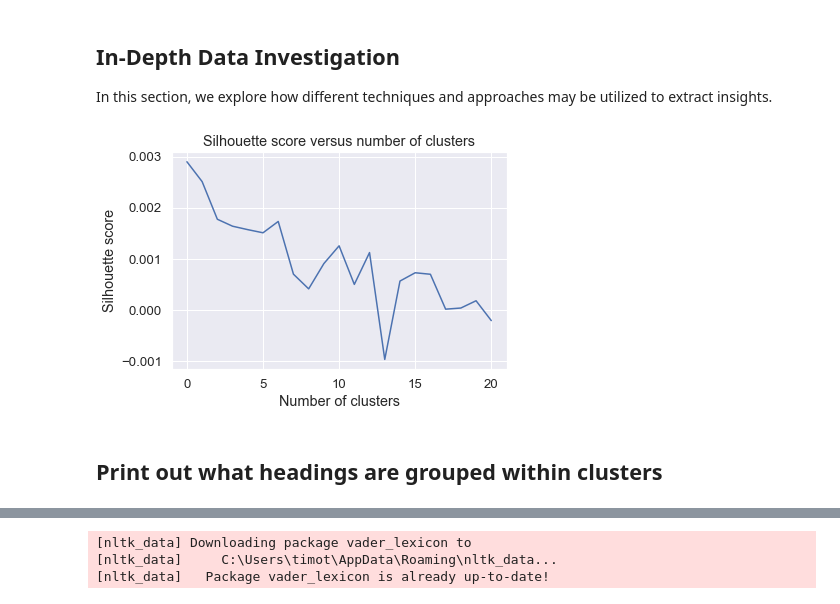
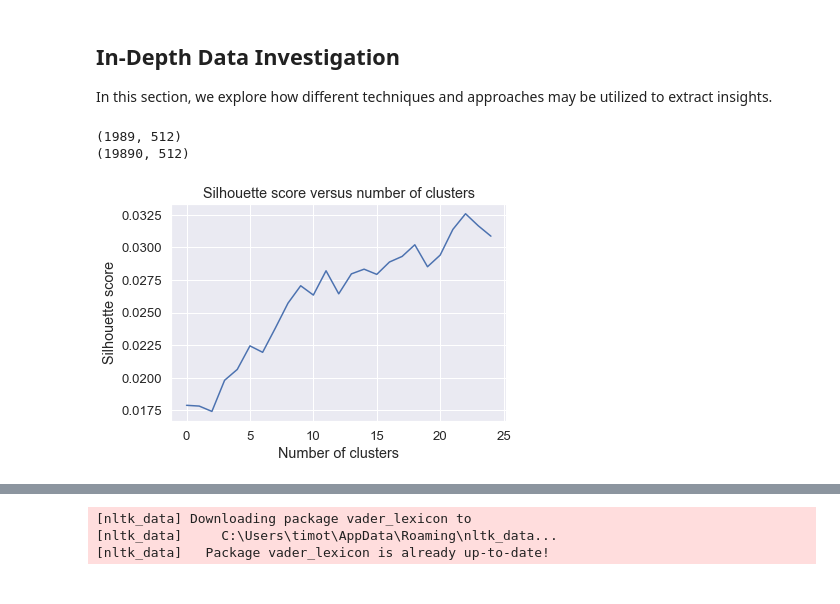
Before and after one commit to timothycobrien/mlproj, a Jupyter notebook: project.ipynb, the cells around one changed output, grey strips where cells are left out. Saved outputs shown, nothing was run; the diff lists cells and outputs as text; code cells hidden in the pictures.

Commit message:
fixec clustering

```diff
--- a/project.ipynb
+++ b/project.ipynb
@@ -132,12 +132,19 @@ Here, in the above comparison, we can see that (0, 1, 3) are all about war, Isre
 # %% [markdown]
 ## In-Depth Data Investigation
 In this section, we explore how different techniques and approaches may be utilized to extract insights.
+# %%
+# get all article headlines in consistent order for verification
+flat_news = []
+for i in range(1, 11):
+    accessStr = "Top" + str(i)
+    for headLine in combined_dataset[accessStr]:
+        flat_news.append(headLine)
 # %%
 from sklearn.cluster import KMeans
 numClusters = 15
 def getKMeansModel(data, K=numClusters):
     # Make the model and fit it to the data
-    kMeansModel = KMeans(n_clusters=K)
+    kMeansModel = KMeans(K, random_state=0)
     kMeansModel.fit(data)
 
     # Print the centroids
@@ -154,28 +161,34 @@ def silhouette(data, labels):
     return silhouette_score(data, labels)
 # %%
 # Grab all features excluding dates
-allFeatures = embeddings_dataset.loc[:, "Top1_feature_0" : ]
+dframes = []
+for i in range(1, 11):
+    feat_string = "Top" + str(i)
+    dframes.append(embeddings_dataset.loc[:, f'{feat_string}_feature_0' : f'{feat_string}_feature_511' ])
 
 # Convert to np array
-allFeatures = allFeatures.to_numpy()
+print(dframes[1].shape)
+allFeatures = np.concatenate(dframes)
+print(allFeatures.shape)
 
 # Get the model
-kMeansModel_15 = getKMeansModel(allFeatures, 15)
+kMeansModel = getKMeansModel(allFeatures, 15)
+# %% [output]
+(1989, 512)
+(19890, 512)
 # %%
 # Sample predictions of first ten inputs
 import matplotlib.pyplot as plt
 arr = []
-for i in range(2, 23):
+for i in range(2, 27):
     kMeansModel = getKMeansModel(allFeatures, i)
     predict = (predictCluster(kMeansModel, allFeatures))
     arr.append(silhouette(allFeatures, predict))
 
 plt.plot(arr)
 plt.title("Silhouette score versus number of clusters")
 plt.xlabel("Number of clusters")
 plt.ylabel("Silhouette score")
 plt.show()
 # %% [output]
-[figure, old version]
+[figure, new version]
-# %% [markdown]
-## Print out what headings are grouped within clusters
```
Also changed, not shown: parts of 5 cells of this notebook.
